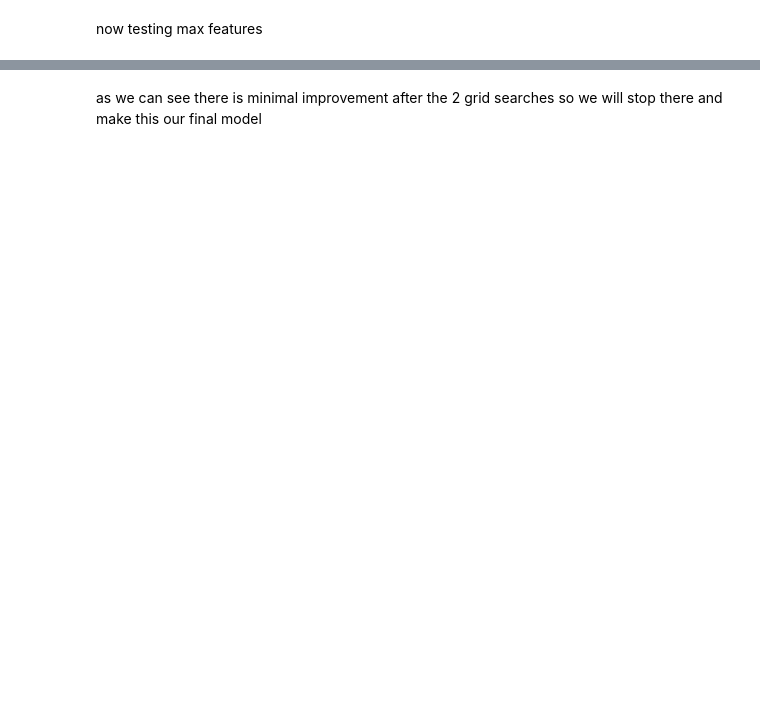
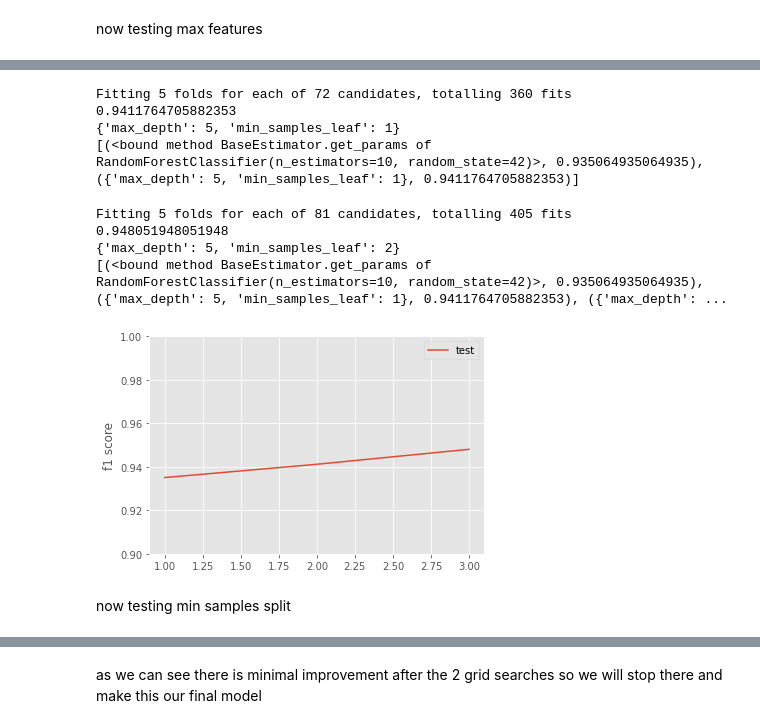
Before and after one commit to DJLeemstar/AICoursework, a Jupyter notebook: randomForest.ipynb, the cells around one changed output, grey strips where cells are left out. Saved outputs shown, nothing was run; the diff lists cells and outputs as text; code cells hidden in the pictures; blank space fills up the shorter version.

```diff
--- a/randomForest.ipynb
+++ b/randomForest.ipynb
@@ -316,0 +306,64 @@ Improvement of 0.50% for the second grid search
+# %%
+param_grid = {
+    'max_depth': np.arange(3,20,2),
+    'min_samples_leaf': np.arange(1,40,5)
+
+}
+
+RFgrid_model = model_selection.GridSearchCV(estimator = RandomForestClassifier(n_estimators=38, max_features=1,random_state=42), param_grid = param_grid,
+                                 cv = 5, n_jobs = -1, scoring='f1',verbose = 1, return_train_score=True)
+
+RFgrid_model.fit(x_train,y_train)
+
+print(evaluate(RFgrid_model, x_test,y_test))
+
+print(RFgrid_model.best_params_)
+
+scores_of_models = []
+base_model = RandomForestClassifier(n_estimators = 10, random_state = 42)
+base_model.fit(x_train, y_train)
+scores_of_models.append((base_model.get_params, evaluate(base_model, x_test,y_test)))
+scores_of_models.append((RFgrid_model.best_params_, evaluate(RFgrid_model, x_test,y_test)))
+print(scores_of_models)
+# %% [output]
+Fitting 5 folds for each of 72 candidates, totalling 360 fits
+0.9411764705882353
+{'max_depth': 5, 'min_samples_leaf': 1}
+[(<bound method BaseEstimator.get_params of RandomForestClassifier(n_estimators=10, random_state=42)>, 0.935064935064935), ({'max_depth': 5, 'min_samples_leaf': 1}, 0.9411764705882353)]
+# %%
+param_grid = {
+    'max_depth': np.arange(1,10,1),
+    'min_samples_leaf': np.arange(1,10,1)
+
+}
+
+RFgrid_model = model_selection.GridSearchCV(estimator = RandomForestClassifier(n_estimators=38, max_features=1,random_state=42), param_grid = param_grid,
+                                 cv = 5, n_jobs = -1, scoring='f1',verbose = 1, return_train_score=True)
+
+RFgrid_model.fit(x_train,y_train)
+
+print(evaluate(RFgrid_model, x_test,y_test))
+
+print(RFgrid_model.best_params_)
+
+
+scores_of_models.append((RFgrid_model.best_params_, evaluate(RFgrid_model, x_test,y_test)))
+print(scores_of_models)
+# %% [output]
+Fitting 5 folds for each of 81 candidates, totalling 405 fits
+0.948051948051948
+{'max_depth': 5, 'min_samples_leaf': 2}
+[(<bound method BaseEstimator.get_params of RandomForestClassifier(n_estimators=10, random_state=42)>, 0.935064935064935), ({'max_depth': 5, 'min_samples_leaf': 1}, 0.9411764705882353), ({'max_depth': ...
+# %%
+temp_scores = []
+for i in scores_of_models:
+    temp_scores.append(i[1])
+plt.plot([1,2,3], temp_scores, '-', label = 'test')
+plt.legend()
+plt.ylabel('f1 score')
+plt.ylim(ymin = 0.9, ymax = 1)
+plt.show()
+# %% [output]
+[figure, added]
+# %% [markdown]
+now testing min samples split
```
Also changed, not shown: parts of 40 cells of this notebook.
